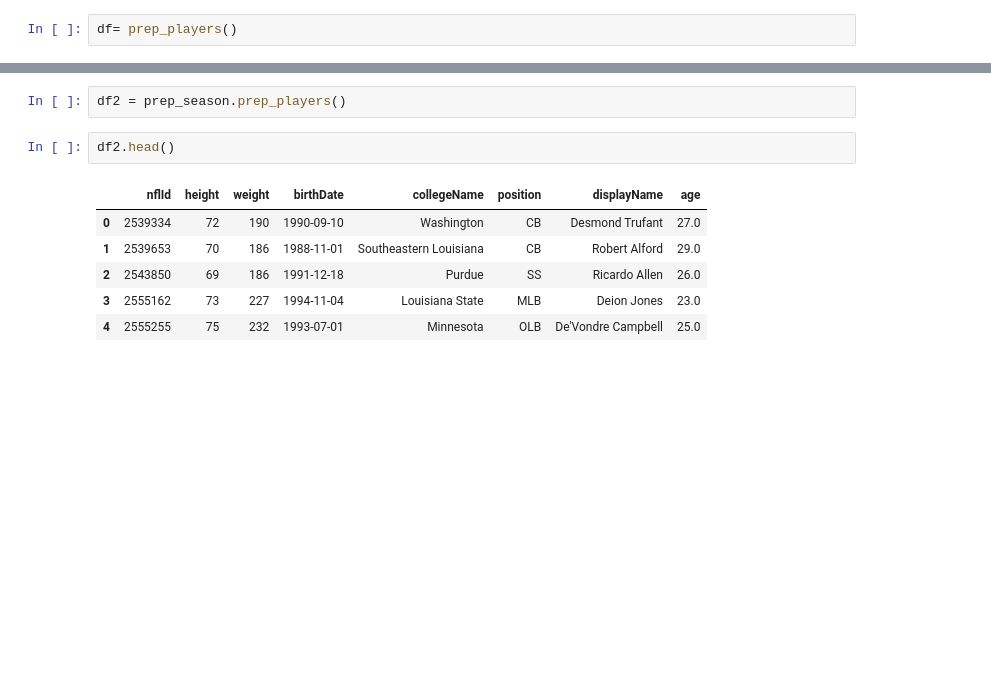
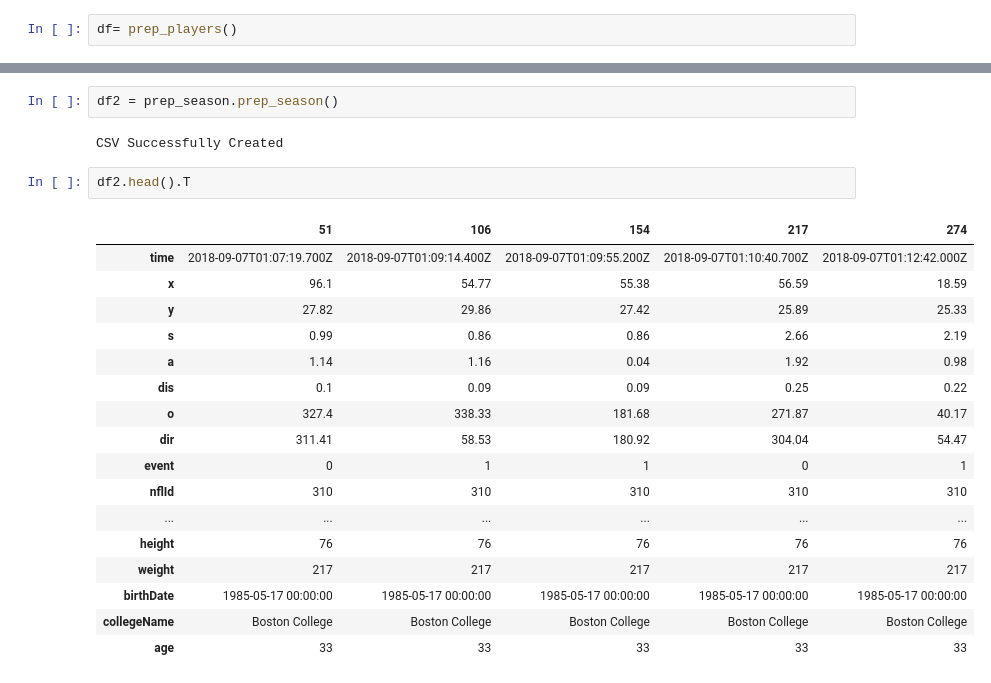
Before and after one commit to Fourth-and-Four/NFL-Big-Data-Bowl-2021, a Jupyter notebook: players_george.ipynb, the cells around one changed output, grey strips where cells are left out. Saved outputs shown, nothing was run; the diff lists cells and outputs as text; blank space fills up the shorter version.

```diff
--- a/players_george.ipynb
+++ b/players_george.ipynb
@@ -89,11 +180,24 @@ import prep_season
 # %%
-df2 = prep_season.prep_players()
+df2 = prep_season.prep_season()
+# %% [output]
+CSV Successfully Created
 # %%
-df2.head()
+df2.head().T
 # %% [output]
-|  | nflId | height | weight | birthDate | collegeName | position | displayName | age |
-| 0 | 2539334 | 72 | 190 | 1990-09-10 | Washington | CB | Desmond Trufant | 27.0 |
-| 1 | 2539653 | 70 | 186 | 1988-11-01 | Southeastern Louisiana | CB | Robert Alford | 29.0 |
-| 2 | 2543850 | 69 | 186 | 1991-12-18 | Purdue | SS | Ricardo Allen | 26.0 |
-| 3 | 2555162 | 73 | 227 | 1994-11-04 | Louisiana State | MLB | Deion Jones | 23.0 |
-| 4 | 2555255 | 75 | 232 | 1993-07-01 | Minnesota | OLB | De'Vondre Campbell | 25.0 |
+|  | 51 | 106 | 154 | 217 | 274 |
+| time | 2018-09-07T01:07:19.700Z | 2018-09-07T01:09:14.400Z | 2018-09-07T01:09:55.200Z | 2018-09-07T01:10:40.700Z | 2018-09-07T01:12:42.000Z |
+| x | 96.1 | 54.77 | 55.38 | 56.59 | 18.59 |
+| y | 27.82 | 29.86 | 27.42 | 25.89 | 25.33 |
+| s | 0.99 | 0.86 | 0.86 | 2.66 | 2.19 |
+| a | 1.14 | 1.16 | 0.04 | 1.92 | 0.98 |
+| dis | 0.1 | 0.09 | 0.09 | 0.25 | 0.22 |
+| o | 327.4 | 338.33 | 181.68 | 271.87 | 40.17 |
+| dir | 311.41 | 58.53 | 180.92 | 304.04 | 54.47 |
+| event | 0 | 1 | 1 | 0 | 1 |
+| nflId | 310 | 310 | 310 | 310 | 310 |
+| ... | ... | ... | ... | ... | ... |
+| height | 76 | 76 | 76 | 76 | 76 |
+| weight | 217 | 217 | 217 | 217 | 217 |
+| birthDate | 1985-05-17 00:00:00 | 1985-05-17 00:00:00 | 1985-05-17 00:00:00 | 1985-05-17 00:00:00 | 1985-05-17 00:00:00 |
+| collegeName | Boston College | Boston College | Boston College | Boston College | Boston College |
+| age | 33 | 33 | 33 | 33 | 33 |
```
Also changed, not shown: parts of 22 cells of this notebook, 1 other file.
